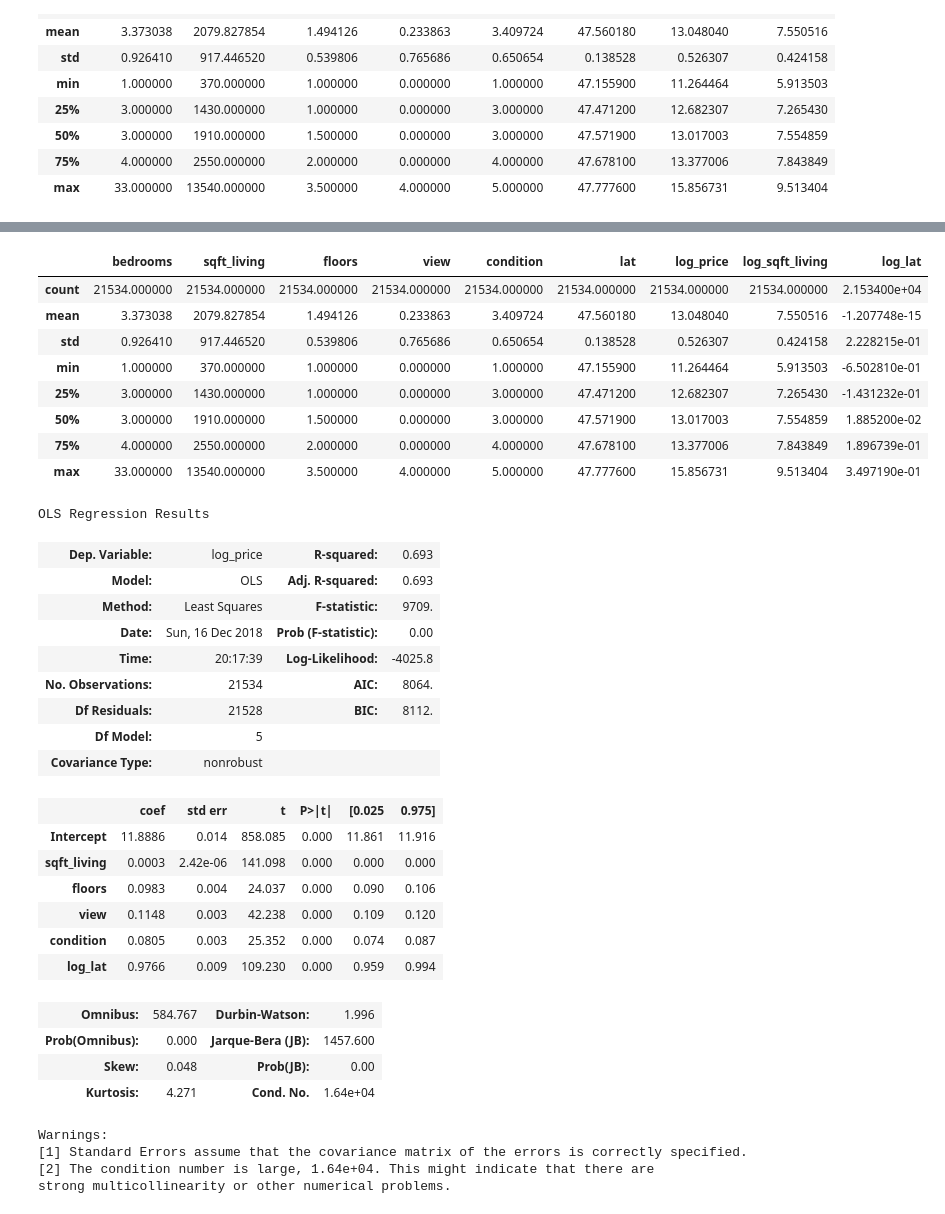
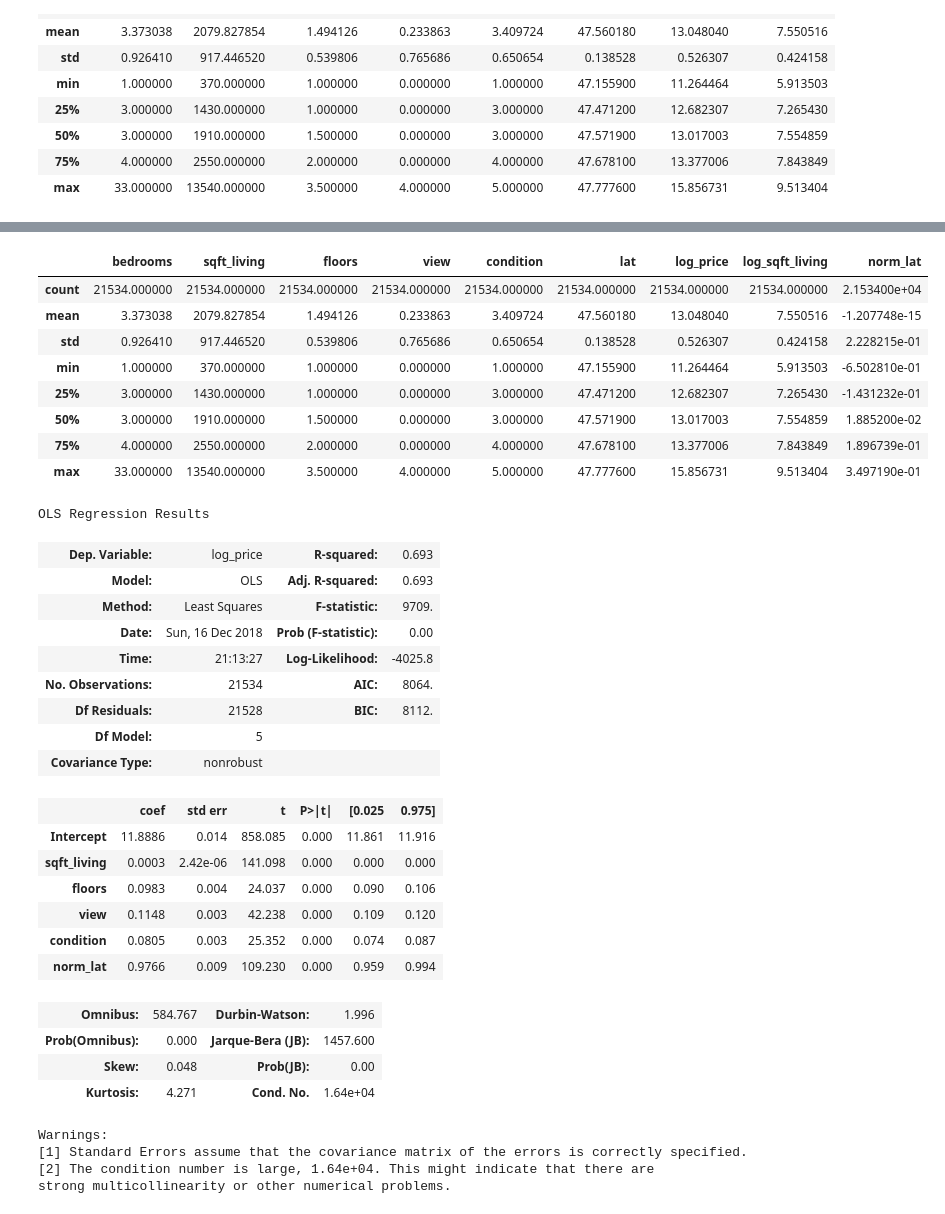
Before and after one commit to giorosati/dsc-1-final-project-online-ds-pt-100118, a Jupyter notebook: student_v2.ipynb, the cells around one changed output, grey strips where cells are left out. Drawn from its saved outputs; the diff is of its cells as text; code cells hidden in the pictures.

```diff
--- a/student_v2.ipynb
+++ b/student_v2.ipynb
@@ -1151,12 +1151,12 @@ strong multicollinearity or other numerical problems.
 # %%
 # R-squared actually declined using log_sqft_living instead of sqft_living
 
 # try normalizing lat
-df4 = df3.assign(log_lat = (df3.lat - df3.lat.mean()) / (df3.lat.max() - df3.lat.min()))
+df4 = df3.assign(norm_lat = (df3.lat - df3.lat.mean()) / (df3.lat.max() - df3.lat.min()))
 
 df4.describe()
 # %% [output]
-|  | bedrooms | sqft_living | floors | view | condition | lat | log_price | log_sqft_living | log_lat |
+|  | bedrooms | sqft_living | floors | view | condition | lat | log_price | log_sqft_living | norm_lat |
 | count | 21534.000000 | 21534.000000 | 21534.000000 | 21534.000000 | 21534.000000 | 21534.000000 | 21534.000000 | 21534.000000 | 2.153400e+04 |
 | mean | 3.373038 | 2079.827854 | 1.494126 | 0.233863 | 3.409724 | 47.560180 | 13.048040 | 7.550516 | -1.207748e-15 |
 | std | 0.926410 | 917.446520 | 0.539806 | 0.765686 | 0.650654 | 0.138528 | 0.526307 | 0.424158 | 2.228215e-01 |
@@ -1167,7 +1167,7 @@ df4.describe()
 | max | 33.000000 | 13540.000000 | 3.500000 | 4.000000 | 5.000000 | 47.777600 | 15.856731 | 9.513404 | 3.497190e-01 |
 # %%
 # run a new regression using log_lat instead of lat
-model = 'log_price ~ sqft_living + floors + view + condition + log_lat'
+model = 'log_price ~ sqft_living + floors + view + condition + norm_lat'
 smf.ols(formula=model, data=df4).fit().summary()
 # %% [output]
 OLS Regression Results
@@ -1175,7 +1175,7 @@ OLS Regression Results
 | Model: | OLS | Adj. R-squared: | 0.693 |
 | Method: | Least Squares | F-statistic: | 9709. |
 | Date: | Sun, 16 Dec 2018 | Prob (F-statistic): | 0.00 |
-| Time: | 20:17:39 | Log-Likelihood: | -4025.8 |
+| Time: | 21:13:27 | Log-Likelihood: | -4025.8 |
 | No. Observations: | 21534 | AIC: | 8064. |
 | Df Residuals: | 21528 | BIC: | 8112. |
 | Df Model: | 5 |  |  |
@@ -1186,7 +1186,7 @@ OLS Regression Results
 | floors | 0.0983 | 0.004 | 24.037 | 0.000 | 0.090 | 0.106 |
 | view | 0.1148 | 0.003 | 42.238 | 0.000 | 0.109 | 0.120 |
 | condition | 0.0805 | 0.003 | 25.352 | 0.000 | 0.074 | 0.087 |
-| log_lat | 0.9766 | 0.009 | 109.230 | 0.000 | 0.959 | 0.994 |
+| norm_lat | 0.9766 | 0.009 | 109.230 | 0.000 | 0.959 | 0.994 |
 | Omnibus: | 584.767 | Durbin-Watson: | 1.996 |
 | Prob(Omnibus): | 0.000 | Jarque-Bera (JB): | 1457.600 |
 | Skew: | 0.048 | Prob(JB): | 0.00 |
```
Also changed, not shown: parts of 4 cells of this notebook.
